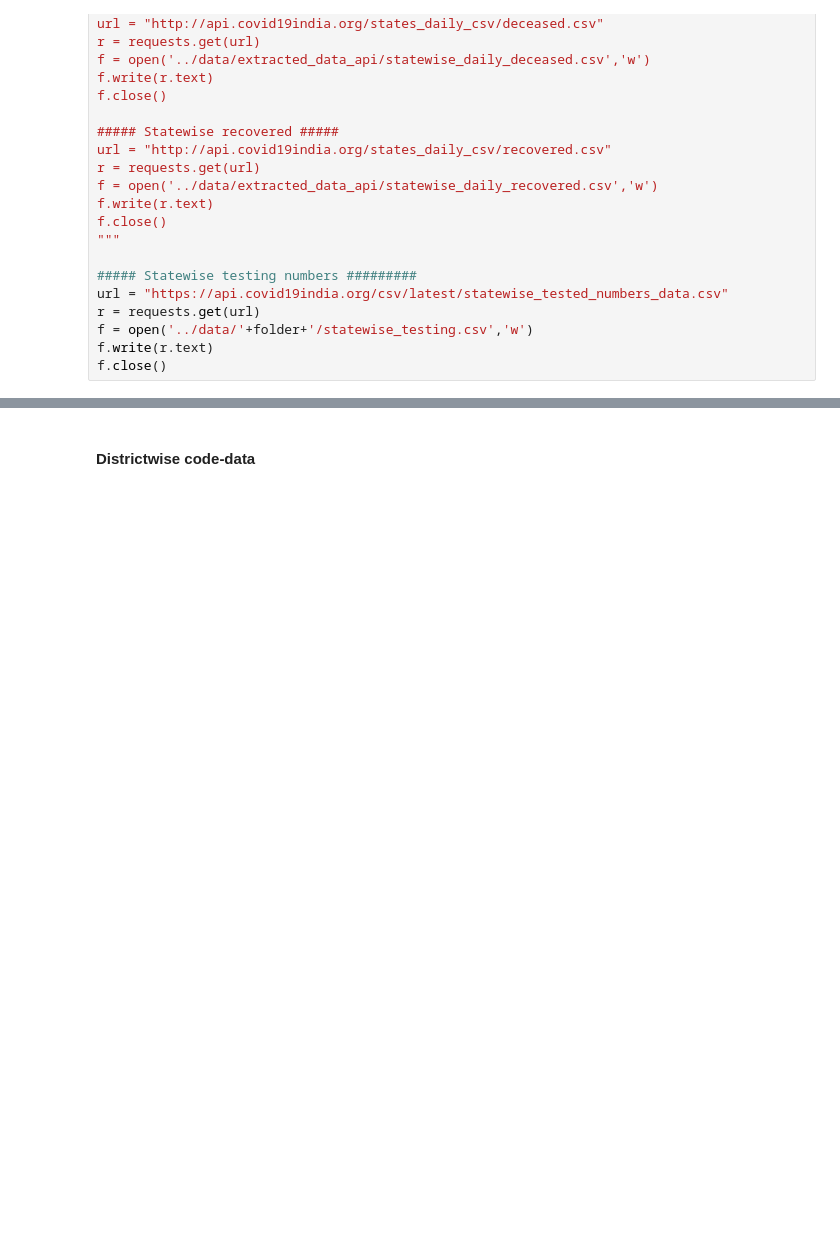
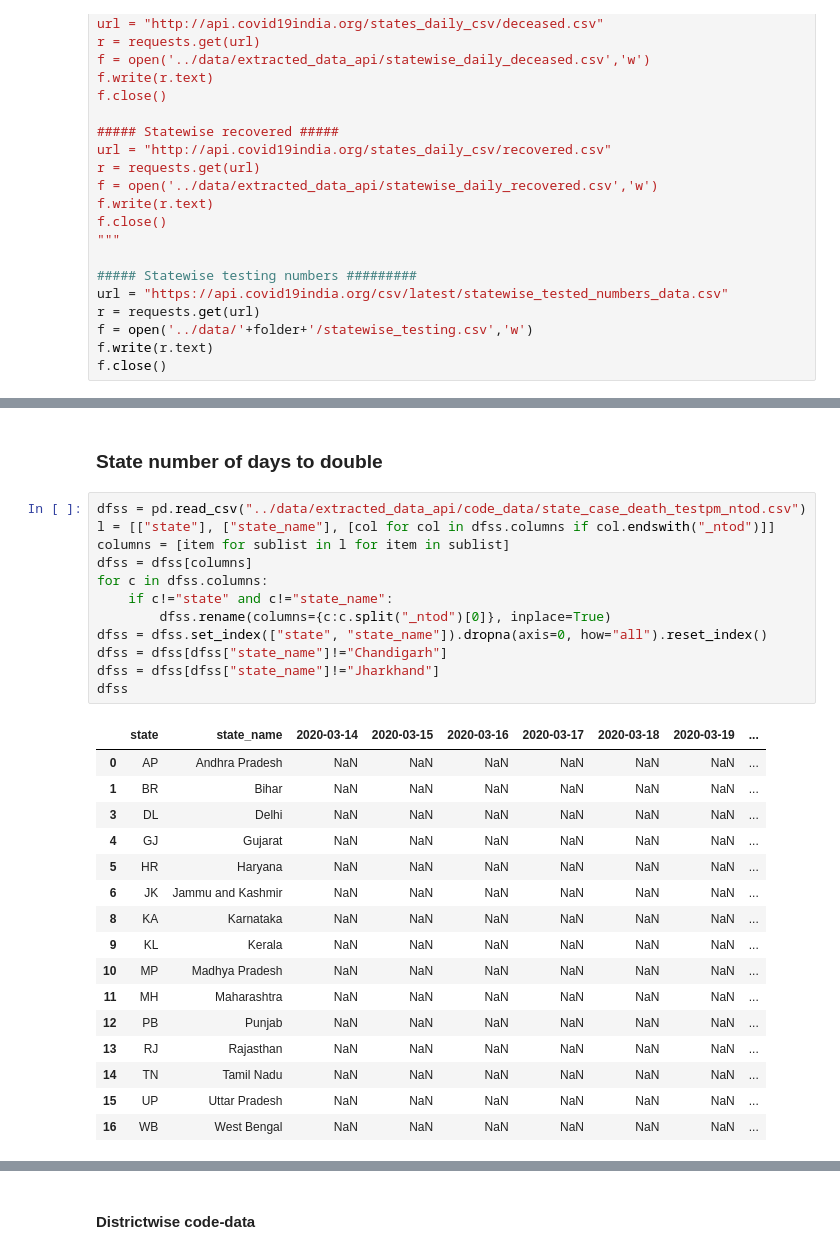
Before and after one commit to deepak-karkala/articles, a Jupyter notebook: covid19/notebooks/pandemic_analysis_api.ipynb, the cells around one changed output, grey strips where cells are left out. Drawn from its saved outputs; the diff is of its cells as text; blank space fills up the shorter version.

```diff
--- a/covid19/notebooks/pandemic_analysis_api.ipynb
+++ b/covid19/notebooks/pandemic_analysis_api.ipynb
@@ -445,0 +450,31 @@ dfss
+# %% [markdown]
+### State number of days to double
+# %%
+dfss = pd.read_csv("../data/extracted_data_api/code_data/state_case_death_testpm_ntod.csv")
+l = [["state"], ["state_name"], [col for col in dfss.columns if col.endswith("_ntod")]]
+columns = [item for sublist in l for item in sublist]
+dfss = dfss[columns]
+for c in dfss.columns:
+    if c!="state" and c!="state_name":
+        dfss.rename(columns={c:c.split("_ntod")[0]}, inplace=True)
+dfss = dfss.set_index(["state", "state_name"]).dropna(axis=0, how="all").reset_index()
+dfss = dfss[dfss["state_name"]!="Chandigarh"]
+dfss = dfss[dfss["state_name"]!="Jharkhand"]
+dfss
+# %% [output]
+|  | state | state_name | 2020-03-14 | 2020-03-15 | 2020-03-16 | 2020-03-17 | 2020-03-18 | 2020-03-19 | ... |
+| 0 | AP | Andhra Pradesh | NaN | NaN | NaN | NaN | NaN | NaN | ... |
+| 1 | BR | Bihar | NaN | NaN | NaN | NaN | NaN | NaN | ... |
+| 3 | DL | Delhi | NaN | NaN | NaN | NaN | NaN | NaN | ... |
+| 4 | GJ | Gujarat | NaN | NaN | NaN | NaN | NaN | NaN | ... |
+| 5 | HR | Haryana | NaN | NaN | NaN | NaN | NaN | NaN | ... |
+| 6 | JK | Jammu and Kashmir | NaN | NaN | NaN | NaN | NaN | NaN | ... |
+| 8 | KA | Karnataka | NaN | NaN | NaN | NaN | NaN | NaN | ... |
+| 9 | KL | Kerala | NaN | NaN | NaN | NaN | NaN | NaN | ... |
+| 10 | MP | Madhya Pradesh | NaN | NaN | NaN | NaN | NaN | NaN | ... |
+| 11 | MH | Maharashtra | NaN | NaN | NaN | NaN | NaN | NaN | ... |
+| 12 | PB | Punjab | NaN | NaN | NaN | NaN | NaN | NaN | ... |
+| 13 | RJ | Rajasthan | NaN | NaN | NaN | NaN | NaN | NaN | ... |
+| 14 | TN | Tamil Nadu | NaN | NaN | NaN | NaN | NaN | NaN | ... |
+| 15 | UP | Uttar Pradesh | NaN | NaN | NaN | NaN | NaN | NaN | ... |
+| 16 | WB | West Bengal | NaN | NaN | NaN | NaN | NaN | NaN | ... |
```
Also changed, not shown: parts of 5 cells of this notebook, 11 other files.
